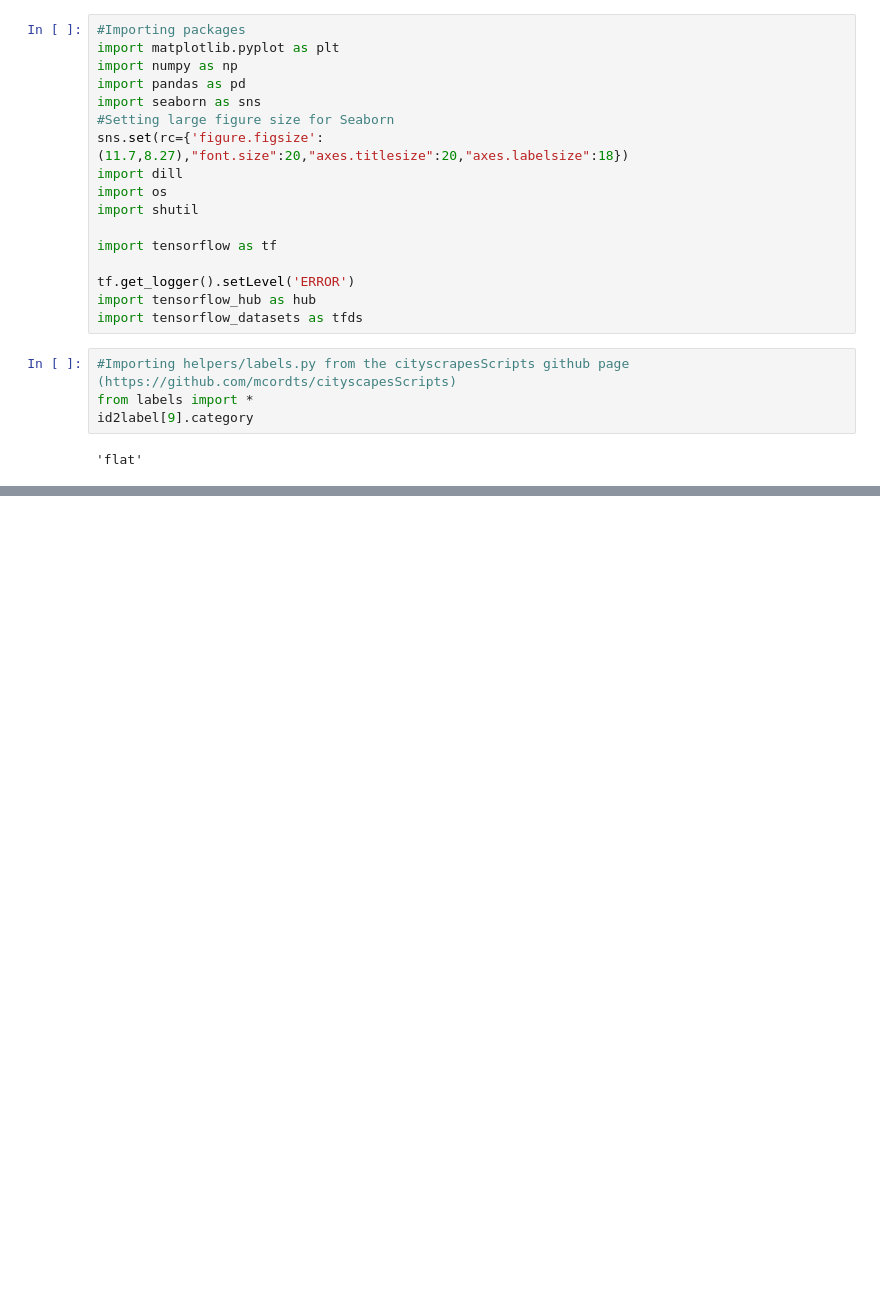
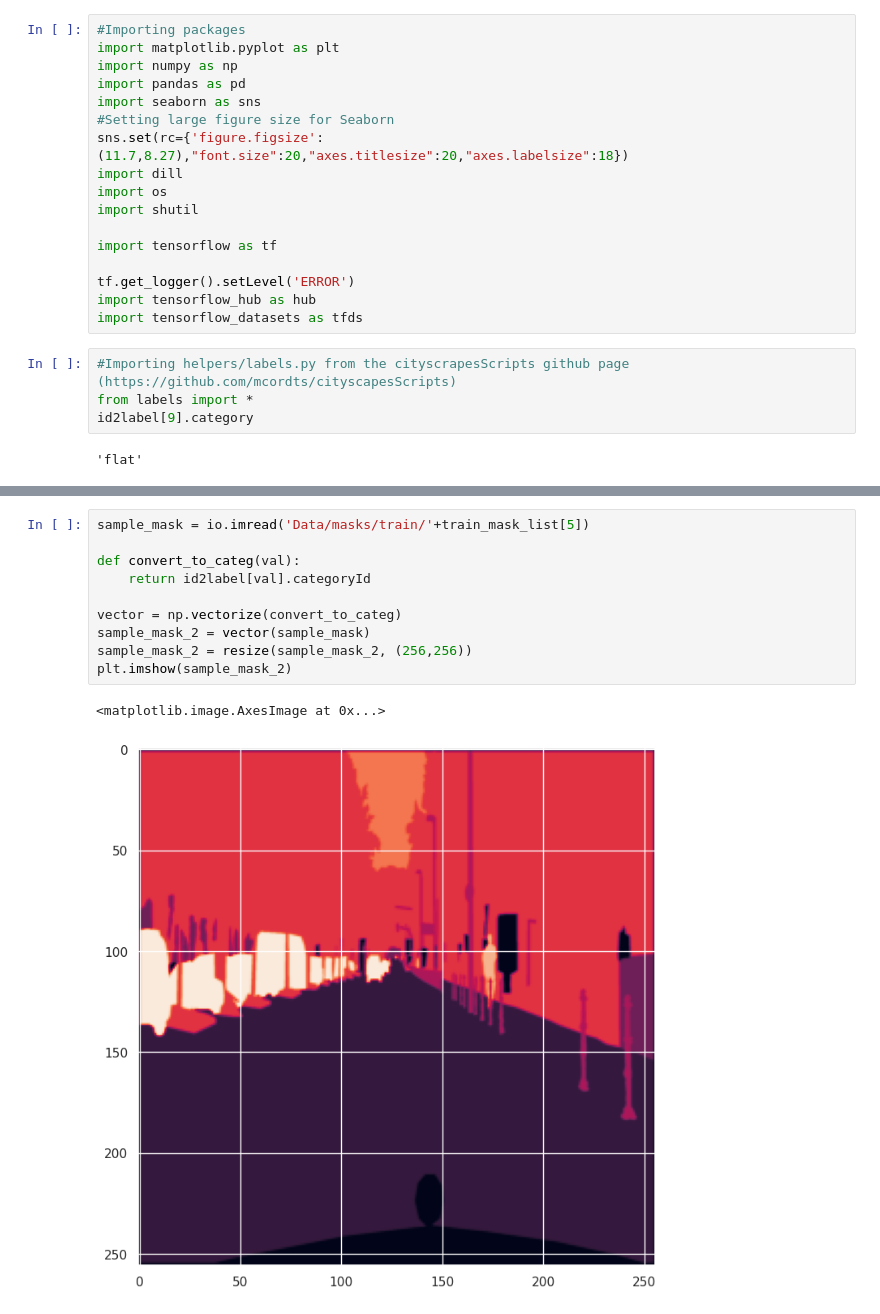
Before and after one commit to octave-ati/Image-Segmentation-for-Autonomous-Driving-Vehicle, a Jupyter notebook: P8_01_Notebook.ipynb, the cells around one changed output, grey strips where cells are left out. Drawn from its saved outputs; the diff is of its cells as text; blank space fills up the shorter version.

```diff
--- a/P8_01_Notebook.ipynb
+++ b/P8_01_Notebook.ipynb
@@ -28,0 +422,13 @@ Category of label with ID '2': void
+# %%
+sample_mask = io.imread('Data/masks/train/'+train_mask_list[5])
+
+def convert_to_categ(val):
+    return id2label[val].categoryId
+
+vector = np.vectorize(convert_to_categ)
+sample_mask_2 = vector(sample_mask)
+sample_mask_2 = resize(sample_mask_2, (256,256))
+plt.imshow(sample_mask_2)
+# %% [output]
+<matplotlib.image.AxesImage at 0x...>
+[figure, added]
```
Also changed, not shown: parts of 34 cells of this notebook, 8 other files.
